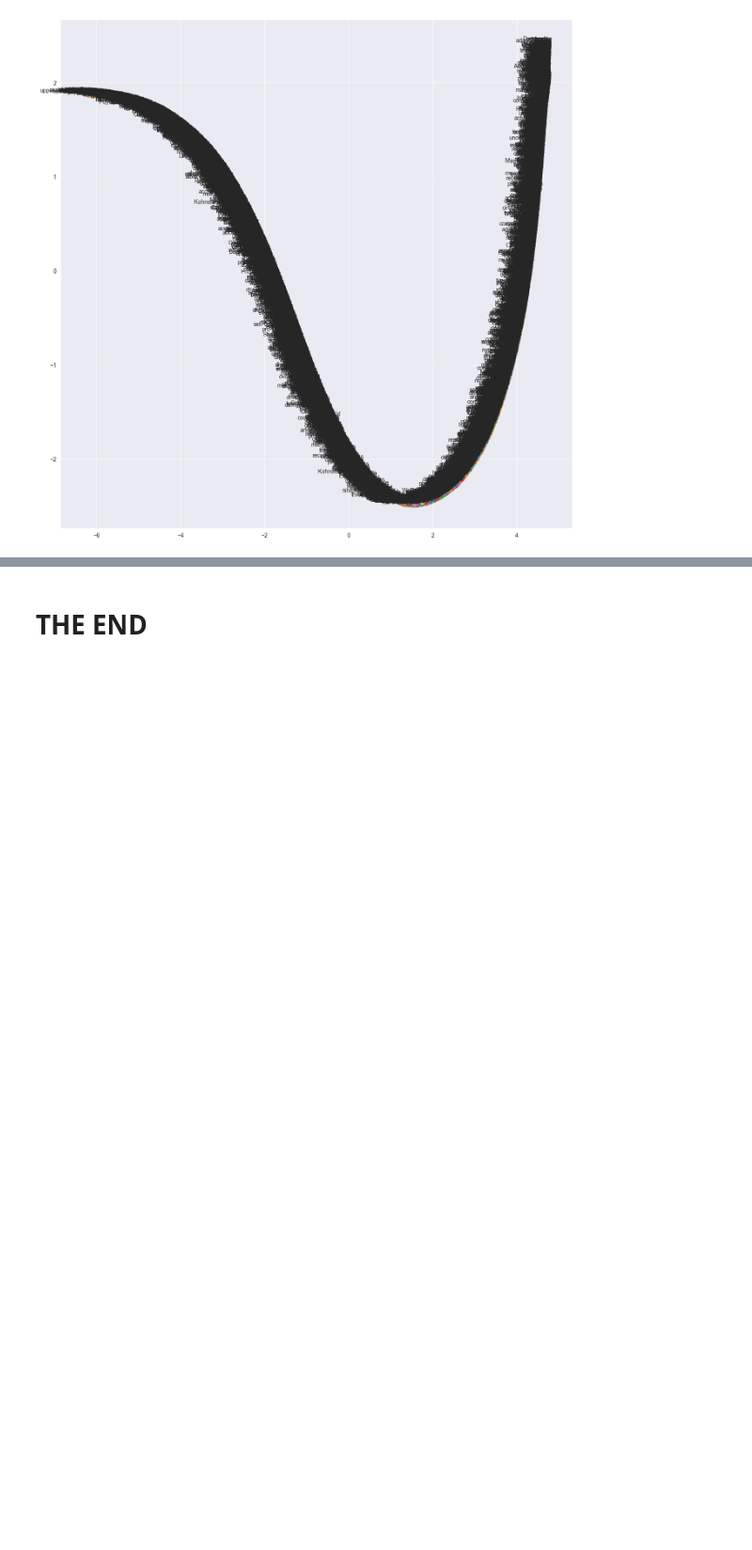
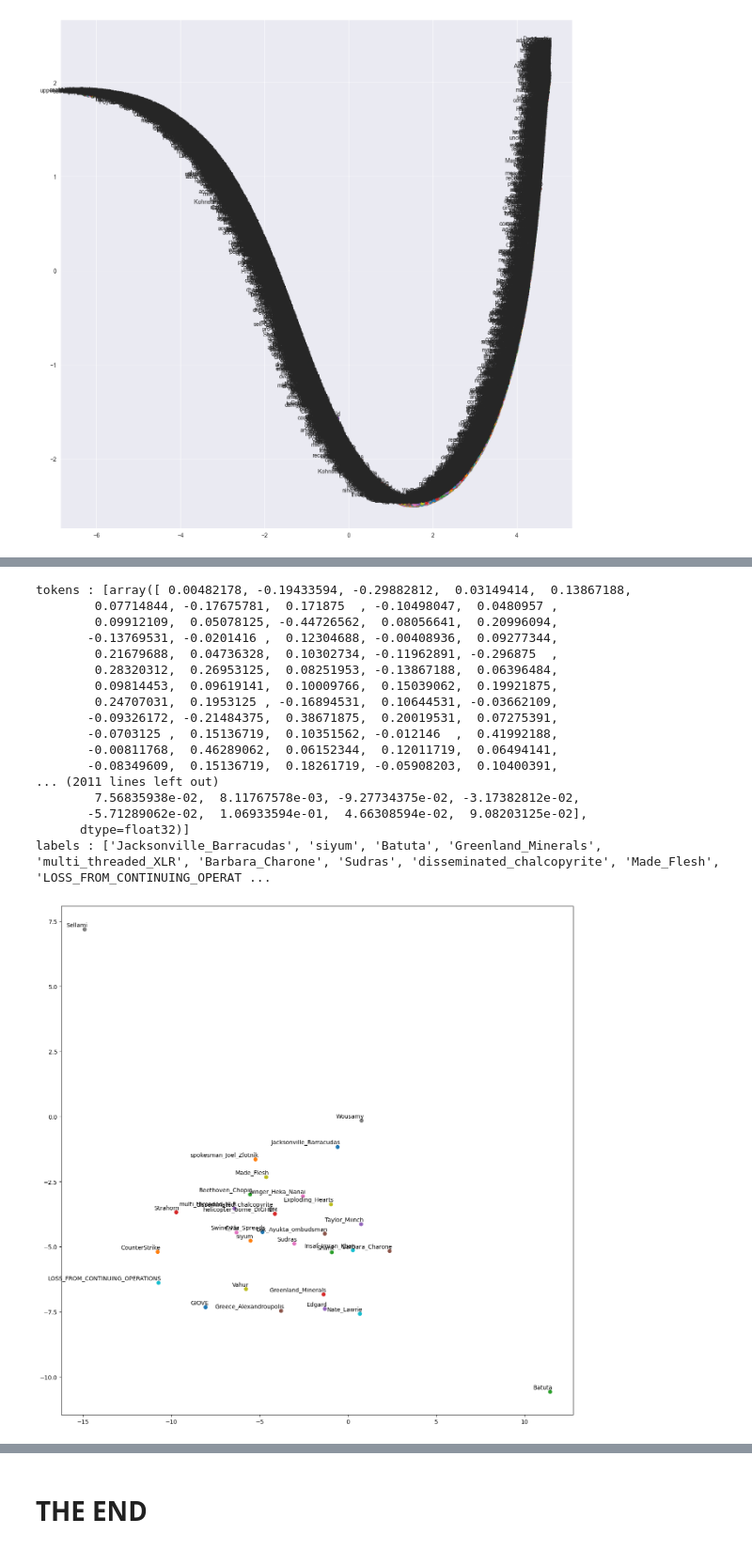
Before and after one commit to NimaMeghdadi/wordembedding_word2vec_gensim_brownCorpus, a Jupyter notebook: word2vec.ipynb, the cells around one changed output, grey strips where cells are left out. Shown at 94% size. Saved outputs shown, nothing was run; the diff lists cells and outputs as text; code cells hidden in the pictures; blank space fills up the shorter version.

```diff
--- a/word2vec.ipynb
+++ b/word2vec.ipynb
@@ -442,14 +441,0 @@ new_model.wv.most_similar("hotel")
-# %%
-keys = ['Paris', 'Sunday',   'delivery', 'election', 'expensive',
-        'experience', 'financial', 'food',  'peace', 'release', 'war']
-
-embedding_clusters = []
-word_clusters = []
-for word in keys:
-    embeddings = []
-    words = []
-    for similar_word, _ in new_model.wv.most_similar(word, topn=30):
-        words.append(similar_word)
-        embeddings.append(new_model.wv[similar_word])
-    embedding_clusters.append(embeddings)
-    word_clusters.append(words)
@@ -603,0 +514,4 @@ KeyboardInterrupt:
+# %%
+import gensim
+from gensim.models.keyedvectors import KeyedVectors
+w2v = KeyedVectors.load_word2vec_format('./model/GoogleNews-vectors-negative300.bin', binary=True)
@@ -603,0 +579,21 @@ KeyboardInterrupt:
+# %%
+tsne_plot_load(w2v,0.00001)
+# %% [output]
+tokens : [array([ 0.00482178, -0.19433594, -0.29882812,  0.03149414,  0.13867188,
+        0.07714844, -0.17675781,  0.171875  , -0.10498047,  0.0480957 ,
+        0.09912109,  0.05078125, -0.44726562,  0.08056641,  0.20996094,
+       -0.13769531, -0.0201416 ,  0.12304688, -0.00408936,  0.09277344,
+        0.21679688,  0.04736328,  0.10302734, -0.11962891, -0.296875  ,
+        0.28320312,  0.26953125,  0.08251953, -0.13867188,  0.06396484,
+        0.09814453,  0.09619141,  0.10009766,  0.15039062,  0.19921875,
+        0.24707031,  0.1953125 , -0.16894531,  0.10644531, -0.03662109,
+       -0.09326172, -0.21484375,  0.38671875,  0.20019531,  0.07275391,
+       -0.0703125 ,  0.15136719,  0.10351562, -0.012146  ,  0.41992188,
+       -0.00811768,  0.46289062,  0.06152344,  0.12011719,  0.06494141,
+       -0.08349609,  0.15136719,  0.18261719, -0.05908203,  0.10400391,
+... (2011 lines left out)
+        7.56835938e-02,  8.11767578e-03, -9.27734375e-02, -3.17382812e-02,
+       -5.71289062e-02,  1.06933594e-01,  4.66308594e-02,  9.08203125e-02],
+      dtype=float32)]
+labels : ['Jacksonville_Barracudas', 'siyum', 'Batuta', 'Greenland_Minerals', 'multi_threaded_XLR', 'Barbara_Charone', 'Sudras', 'disseminated_chalcopyrite', 'Made_Flesh', 'LOSS_FROM_CONTINUING_OPERAT ...
+[figure, added]
```
Also changed, not shown: parts of 28 cells of this notebook.
